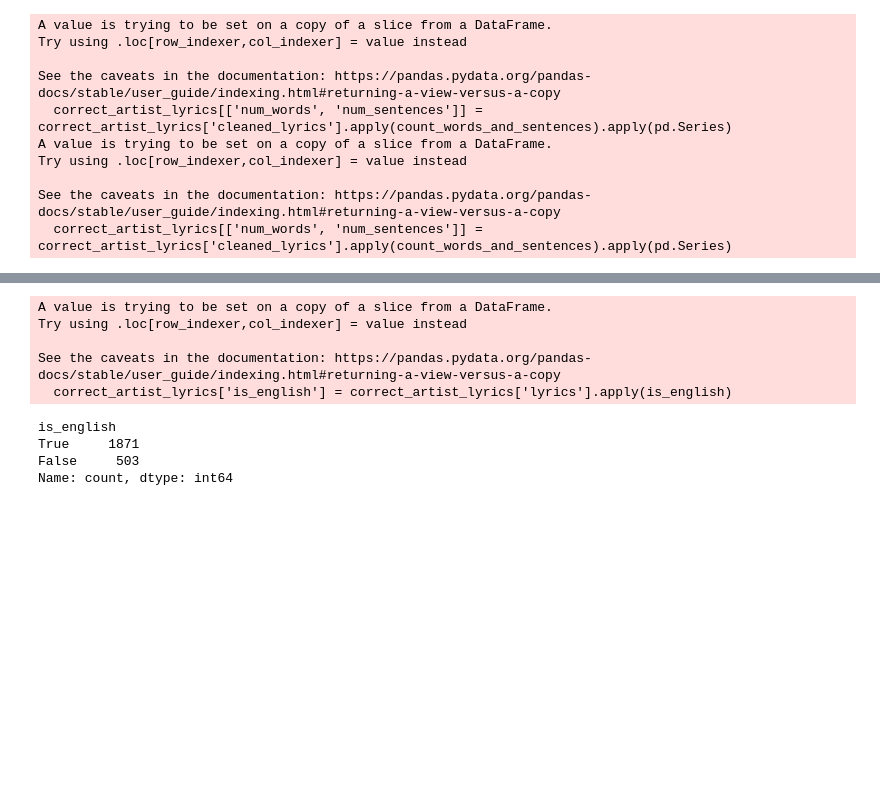
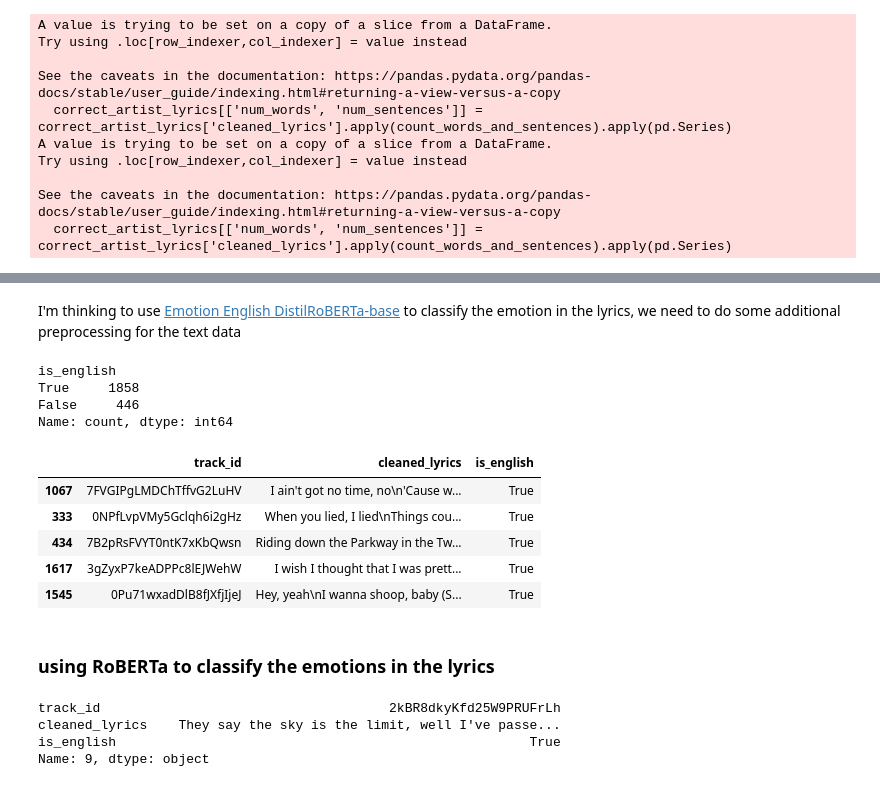
Before and after one commit to nazhifkojaz/Spotify-Analysis-Data-Collection-, a Jupyter notebook: data_preprocessing.ipynb, the cells around one changed output, grey strips where cells are left out. Cells and saved outputs as stored; diff of their text form; code cells hidden in the pictures; blank space fills up the shorter version.

Commit message:
Added emotion recognition part

```diff
--- a/data_preprocessing.ipynb
+++ b/data_preprocessing.ipynb
@@ -826,0 +832,3 @@ english_lyrics = correct_artist_lyrics[correct_artist_lyrics['lyrics'].apply(lam
+# %% [markdown]
+I'm thinking to use [
+Emotion English DistilRoBERTa-base](https://huggingface.co/j-hartmann/emotion-english-distilroberta-base) to classify the emotion in the lyrics, we need to do some additional preprocessing for the text data
@@ -827 +838,7 @@ english_lyrics = correct_artist_lyrics[correct_artist_lyrics['lyrics'].apply(lam
+# %%
+# option 1 : remove all carriage returns and newlines into a space
+song_lyrics['cleaned_lyrics'] = song_lyrics['cleaned_lyrics'].apply(lambda x: re.sub(r'[\r\n]+', ' ', x))
+# %%
+# option 2 : convert the carriage returns and newlines into a newline
+song_lyrics['cleaned_lyrics'] = song_lyrics['cleaned_lyrics'].apply(lambda x: re.sub(r'[\r\n]+', '\n', x))
 # %%
@@ -834,17 +852,11 @@ def is_english(lyrics):
     except:
         return False
 # %%
-correct_artist_lyrics['is_english'] = correct_artist_lyrics['lyrics'].apply(is_english)
+song_lyrics['is_english'] = song_lyrics['cleaned_lyrics'].apply(is_english)
-# %% [output]
-A value is trying to be set on a copy of a slice from a DataFrame.
-Try using .loc[row_indexer,col_indexer] = value instead
-
-See the caveats in the documentation: https://pandas.pydata.org/pandas-docs/stable/user_guide/indexing.html#returning-a-view-versus-a-copy
-  correct_artist_lyrics['is_english'] = correct_artist_lyrics['lyrics'].apply(is_english)
 # %%
-correct_artist_lyrics['is_english'].value_counts()
+song_lyrics['is_english'].value_counts()
 # %% [output]
 is_english
-True     1871
-False     503
+True     1858
+False     446
 Name: count, dtype: int64
@@ -852,0 +863,14 @@ correct_artist_lyrics[~correct_artist_lyrics['is_english']].sample(100)
+# %%
+# filter out the non-english lyrics
+english_song_lyrics = song_lyrics[song_lyrics['is_english']]
+# %%
+english_song_lyrics.sample(5)
+# %% [output]
+|  | track_id | cleaned_lyrics | is_english |
+| 1067 | 7FVGIPgLMDChTffvG2LuHV | I ain't got no time, no\n'Cause w... | True |
+| 333 | 0NPfLvpVMy5Gclqh6i2gHz | When you lied, I lied\nThings cou... | True |
+| 434 | 7B2pRsFVYT0ntK7xKbQwsn | Riding down the Parkway in the Tw... | True |
+| 1617 | 3gZyxP7keADPPc8lEJWehW | I wish I thought that I was prett... | True |
+| 1545 | 0Pu71wxadDlB8fJXfjIjeJ | Hey, yeah\nI wanna shoop, baby (S... | True |
+# %% [markdown]
+### using RoBERTa to classify the emotions in the lyrics
@@ -852,0 +888,7 @@ correct_artist_lyrics[~correct_artist_lyrics['is_english']].sample(100)
+# %%
+english_song_lyrics.iloc[4]
+# %% [output]
+track_id                                     2kBR8dkyKfd25W9PRUFrLh
+cleaned_lyrics    They say the sky is the limit, well I've passe...
+is_english                                                     True
+Name: 9, dtype: object
```
Also changed, not shown: parts of 29 cells of this notebook, 2 other files.
